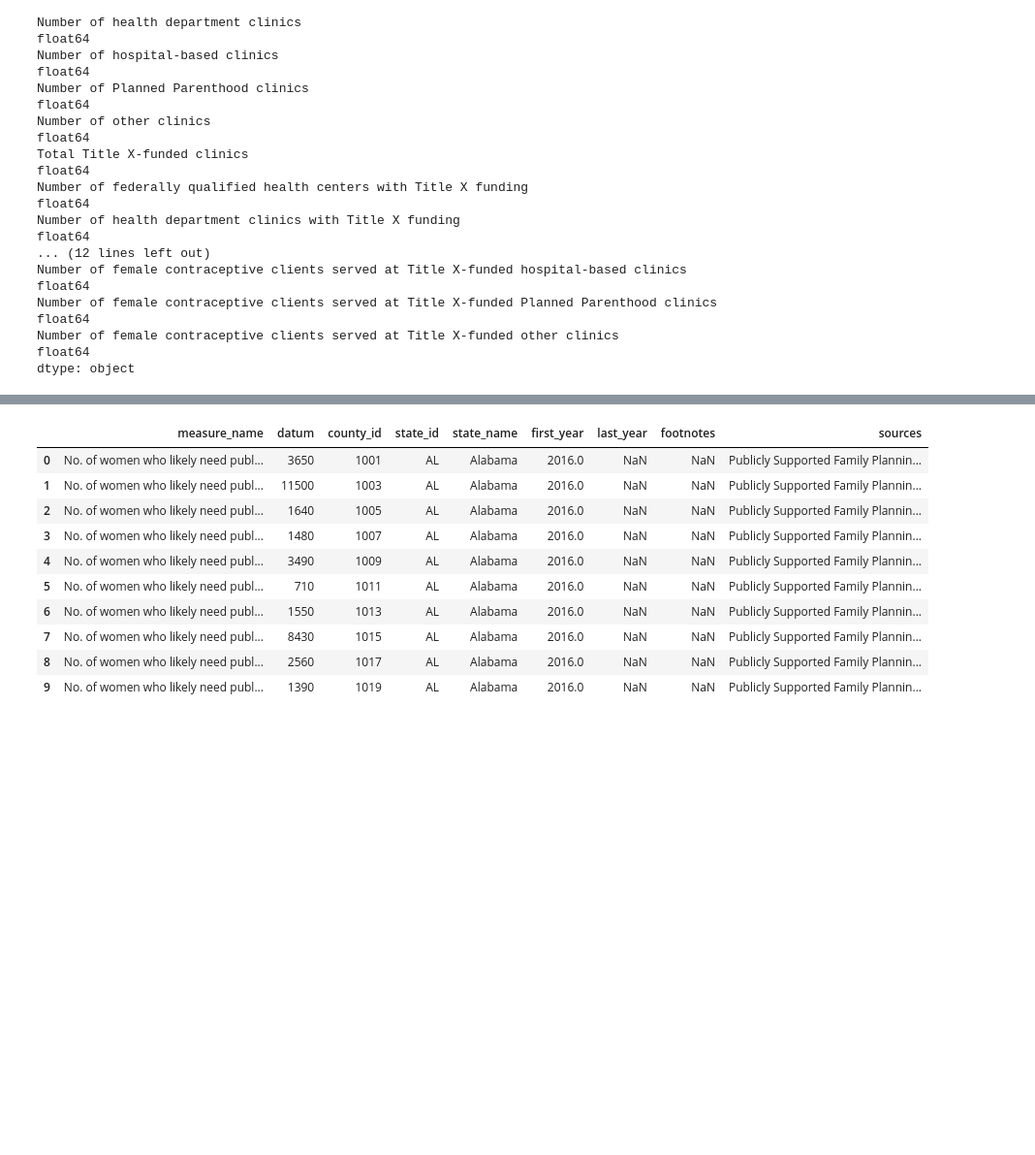
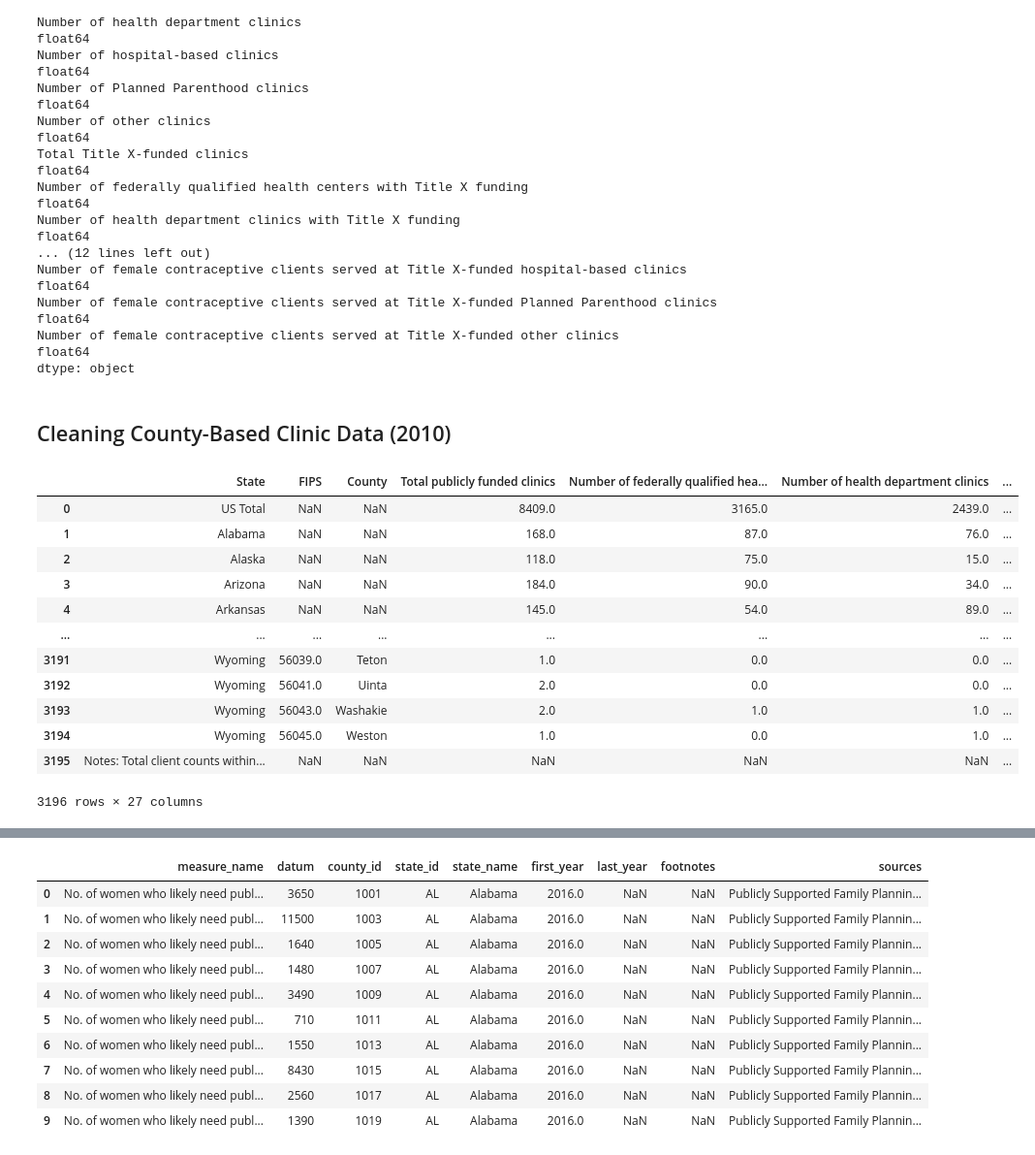
Before and after one commit to catielutz/DWP-Dashboard, a Jupyter notebook: static/data/Final Project_SQLAlchemy.ipynb, the cells around one changed output, grey strips where cells are left out. Shown at 97% size. Saved outputs shown, nothing was run; the diff lists cells and outputs as text; code cells hidden in the pictures; blank space fills up the shorter version.

Commit message:
uploading 2010 data

```diff
--- a/static/data/Final Project_SQLAlchemy.ipynb
+++ b/static/data/Final Project_SQLAlchemy.ipynb
@@ -78,3 +78,24 @@ Number of female contraceptive clients served at Title X-funded hospital-based c
 Number of female contraceptive clients served at Title X-funded Planned Parenthood clinics            float64
 Number of female contraceptive clients served at Title X-funded other clinics                         float64
 dtype: object
+# %% [markdown]
+## Cleaning County-Based Clinic Data (2010)
+# %%
+# Import csv file
+clinic_file_2010 = "Guttmacher_Clinic_Census_County_2010.csv"
+clinic2010_df = pd.read_csv(clinic_file_2010)
+clinic2010_df
+# %% [output]
+|  | State | FIPS | County | Total publicly funded clinics | Number of federally qualified hea... | Number of health department clinics | ... |
+| 0 | US Total | NaN | NaN | 8409.0 | 3165.0 | 2439.0 | ... |
+| 1 | Alabama | NaN | NaN | 168.0 | 87.0 | 76.0 | ... |
+| 2 | Alaska | NaN | NaN | 118.0 | 75.0 | 15.0 | ... |
+| 3 | Arizona | NaN | NaN | 184.0 | 90.0 | 34.0 | ... |
+| 4 | Arkansas | NaN | NaN | 145.0 | 54.0 | 89.0 | ... |
+| ... | ... | ... | ... | ... | ... | ... | ... |
+| 3191 | Wyoming | 56039.0 | Teton | 1.0 | 0.0 | 0.0 | ... |
+| 3192 | Wyoming | 56041.0 | Uinta | 2.0 | 0.0 | 0.0 | ... |
+| 3193 | Wyoming | 56043.0 | Washakie | 2.0 | 1.0 | 1.0 | ... |
+| 3194 | Wyoming | 56045.0 | Weston | 1.0 | 0.0 | 1.0 | ... |
+| 3195 | Notes: Total client counts within... | NaN | NaN | NaN | NaN | NaN | ... |
+3196 rows × 27 columns
```
Also changed, not shown: parts of 10 cells of this notebook, 1 other file.
